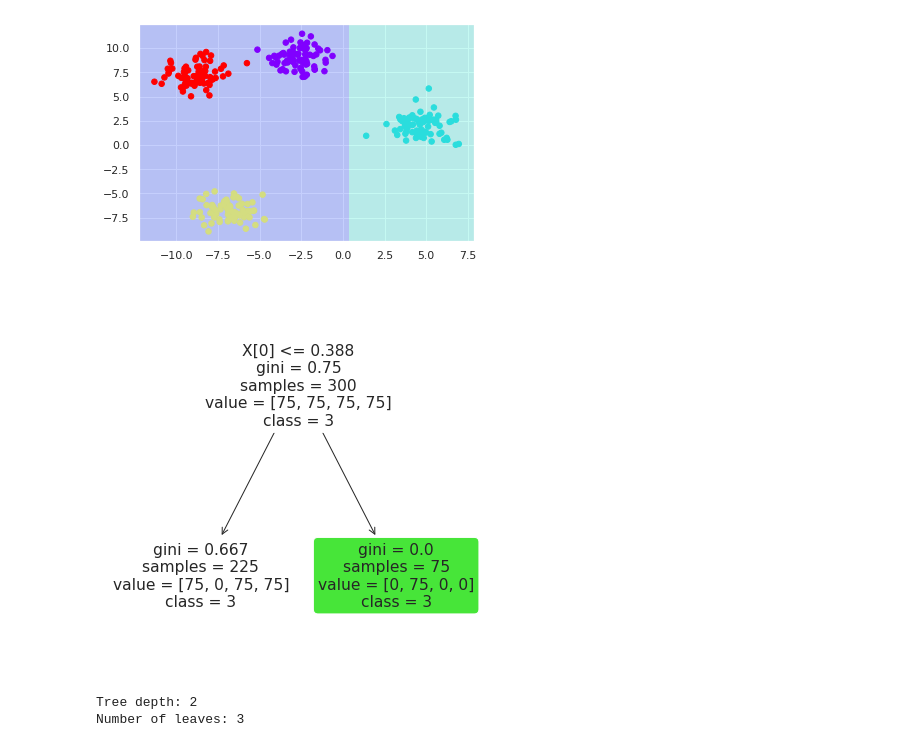
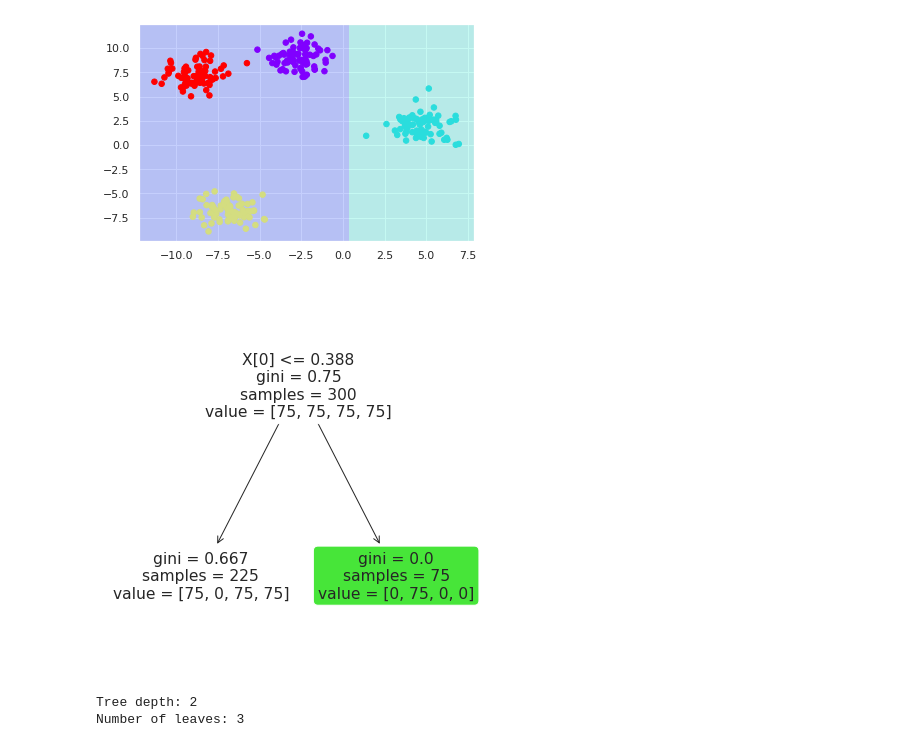
Before and after one commit to miguelgfierro/ai_projects, a Jupyter notebook: Grandient_Boosting_Decision_Trees/GBDT.ipynb, the cells around one changed output. Saved outputs shown, nothing was run; the diff lists cells and outputs as text; code cells hidden in the pictures.

```diff
--- a/Grandient_Boosting_Decision_Trees/GBDT.ipynb
+++ b/Grandient_Boosting_Decision_Trees/GBDT.ipynb
@@ -47,9 +46,9 @@ visualize_classifier(model, X, y)
 # %% [output]
 [figure]
 # %%
-visualize_tree(model, class_names=class_names)
+visualize_tree(model)
 # %% [output]
-[figure, old version]
+[figure, new version]
 # %%
 model = DecisionTreeClassifier(criterion="gini", random_state=42, max_depth=2)
 # %%
```
Also changed, not shown: parts of 8 cells of this notebook.
